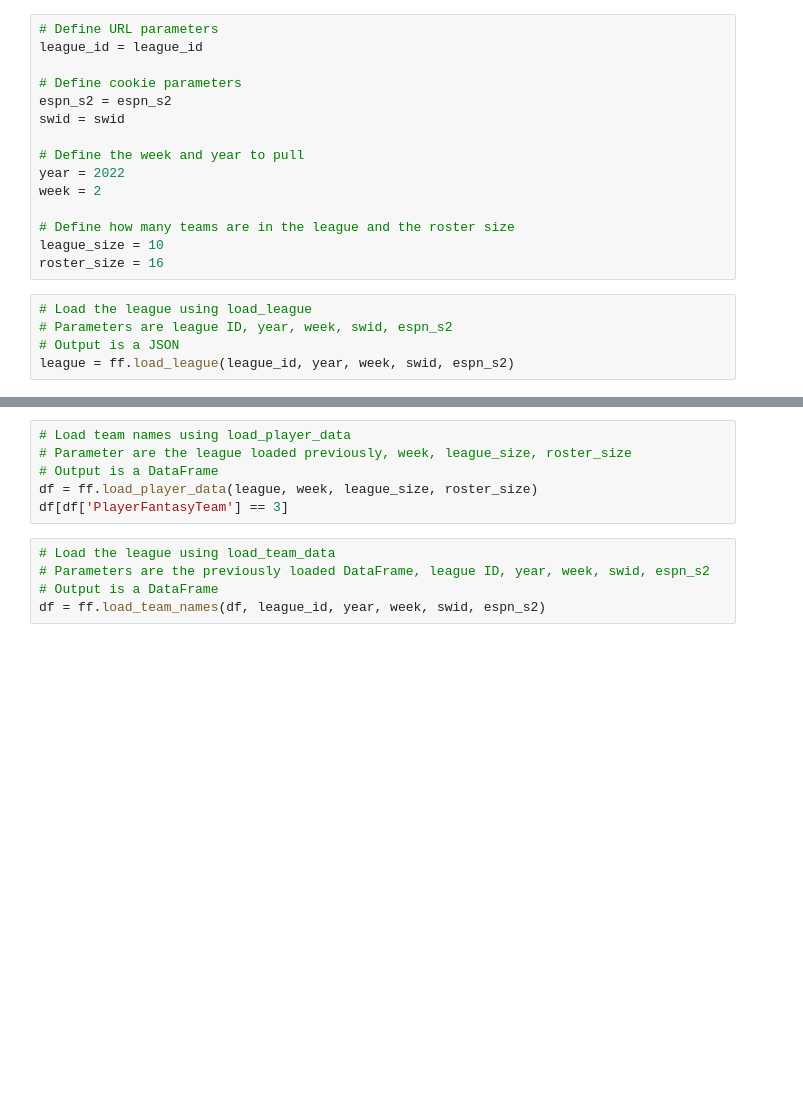
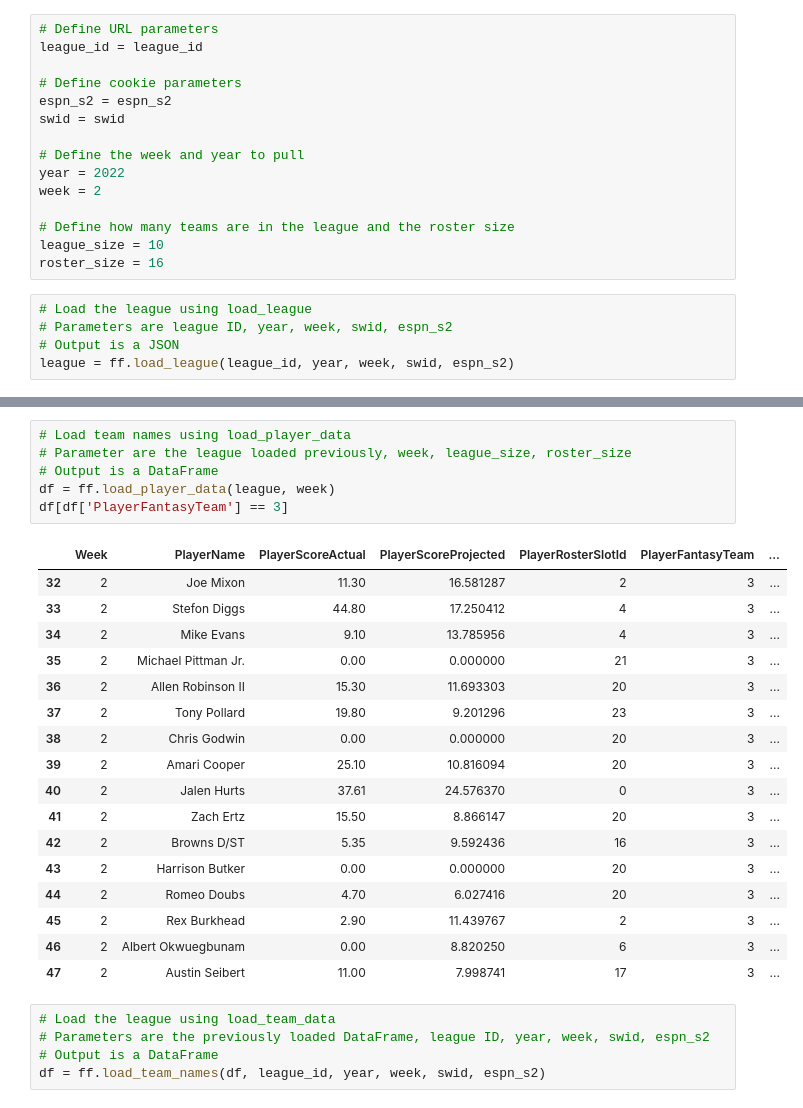
Before and after one commit to tbryan2/espnfantasyfootball, a Jupyter notebook: example_notebook.ipynb, the cells around one changed output, grey strips where cells are left out. Cells and saved outputs as stored; diff of their text form; blank space fills up the shorter version.

Commit message:
Removed need for league_size or roster_size in load_player_data

```diff
--- a/example_notebook.ipynb
+++ b/example_notebook.ipynb
@@ -46,9 +64,27 @@ team_json
 # %%
 # Load team names using load_player_data
 # Parameter are the league loaded previously, week, league_size, roster_size
 # Output is a DataFrame
-df = ff.load_player_data(league, week, league_size, roster_size)
+df = ff.load_player_data(league, week)
 df[df['PlayerFantasyTeam'] == 3]
+# %% [output]
+|  | Week | PlayerName | PlayerScoreActual | PlayerScoreProjected | PlayerRosterSlotId | PlayerFantasyTeam | ... |
+| 32 | 2 | Joe Mixon | 11.30 | 16.581287 | 2 | 3 | ... |
+| 33 | 2 | Stefon Diggs | 44.80 | 17.250412 | 4 | 3 | ... |
+| 34 | 2 | Mike Evans | 9.10 | 13.785956 | 4 | 3 | ... |
+| 35 | 2 | Michael Pittman Jr. | 0.00 | 0.000000 | 21 | 3 | ... |
+| 36 | 2 | Allen Robinson II | 15.30 | 11.693303 | 20 | 3 | ... |
+| 37 | 2 | Tony Pollard | 19.80 | 9.201296 | 23 | 3 | ... |
+| 38 | 2 | Chris Godwin | 0.00 | 0.000000 | 20 | 3 | ... |
+| 39 | 2 | Amari Cooper | 25.10 | 10.816094 | 20 | 3 | ... |
+| 40 | 2 | Jalen Hurts | 37.61 | 24.576370 | 0 | 3 | ... |
+| 41 | 2 | Zach Ertz | 15.50 | 8.866147 | 20 | 3 | ... |
+| 42 | 2 | Browns D/ST | 5.35 | 9.592436 | 16 | 3 | ... |
+| 43 | 2 | Harrison Butker | 0.00 | 0.000000 | 20 | 3 | ... |
+| 44 | 2 | Romeo Doubs | 4.70 | 6.027416 | 20 | 3 | ... |
+| 45 | 2 | Rex Burkhead | 2.90 | 11.439767 | 2 | 3 | ... |
+| 46 | 2 | Albert Okwuegbunam | 0.00 | 8.820250 | 6 | 3 | ... |
+| 47 | 2 | Austin Seibert | 11.00 | 7.998741 | 17 | 3 | ... |
 # %%
 # Load the league using load_team_data
 # Parameters are the previously loaded DataFrame, league ID, year, week, swid, espn_s2
```
Also changed, not shown: parts of 1 cell of this notebook, 1 other file.
